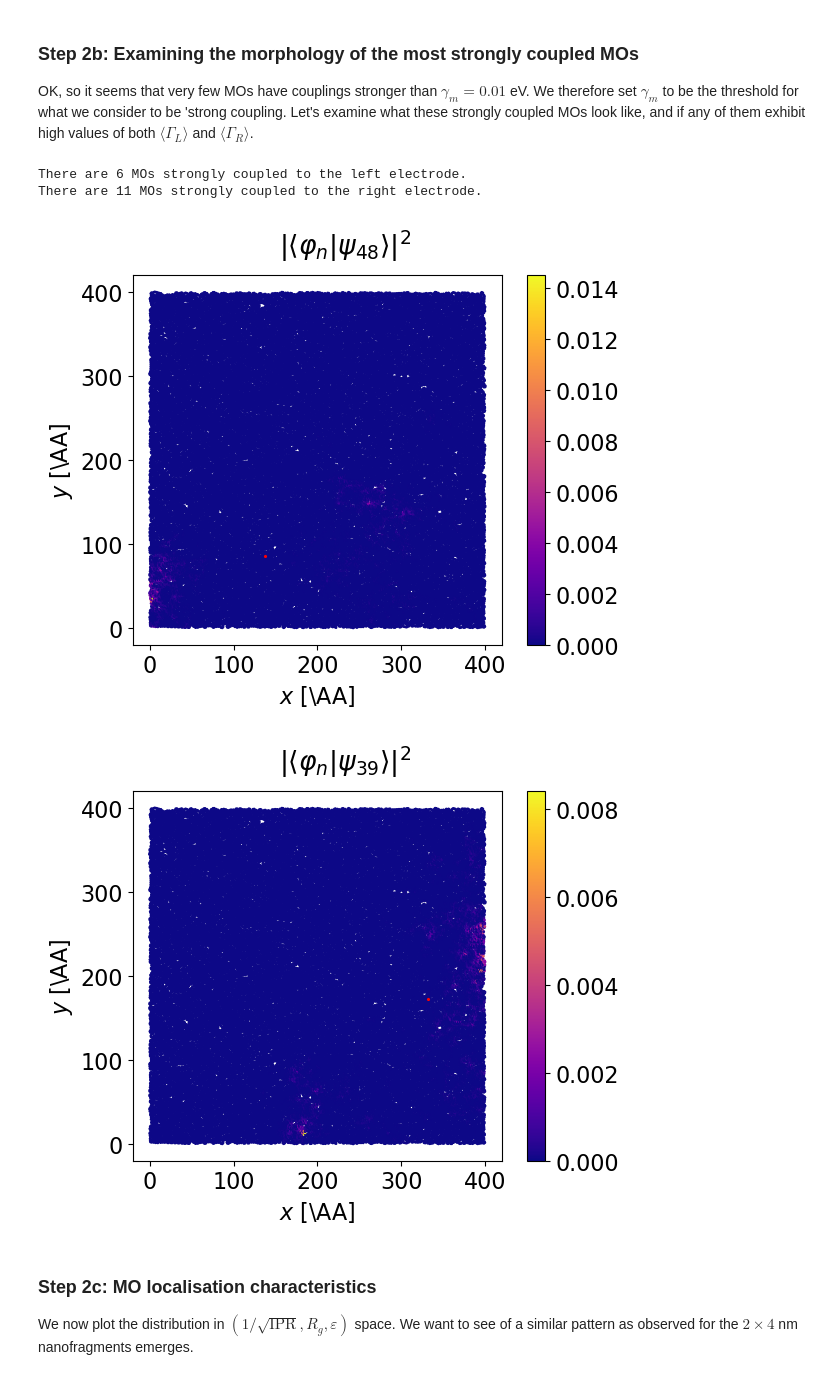
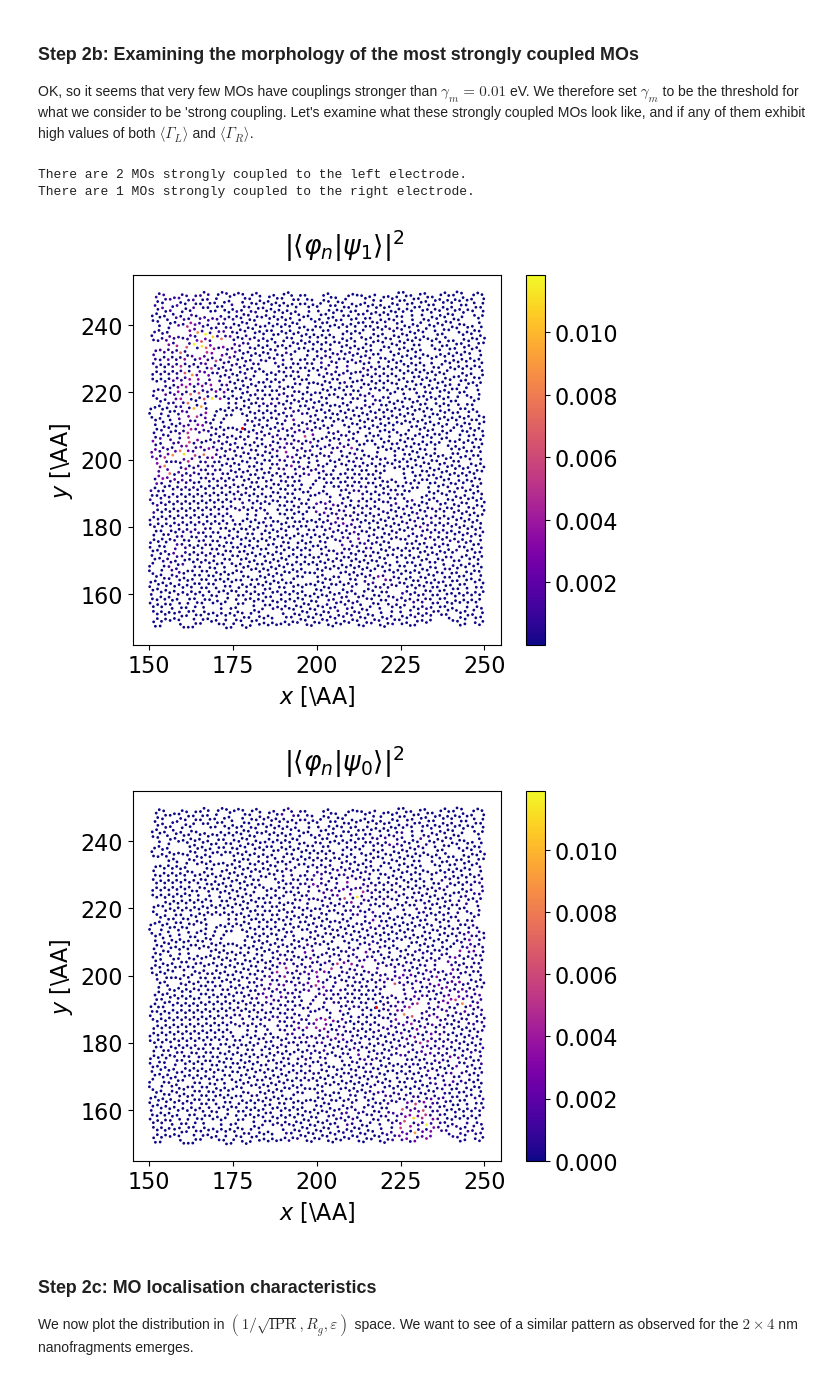
Before and after one commit to ngastellu/percolate_mac, a Jupyter notebook: proof_of_concept.ipynb, the cells around one changed output. Drawn from its saved outputs; the diff is of its cells as text; code cells hidden in the pictures.

```diff
--- a/proof_of_concept.ipynb
+++ b/proof_of_concept.ipynb
@@ -12,7 +12,7 @@ from os import path
 from qcnico.coords_io import read_xsf
 import numpy as np
 
-datadir = path.expanduser('~/Desktop/simulation_outputs/percolation/40x40')
+datadir = path.expanduser('~/Desktop/simulation_outputs/percolation/10x10')
 energy_dir = 'eARPACK'
 mo_dir = 'MOs_ARPACK'
 pos_dir = 'structures'
@@ -124,28 +124,28 @@ OK, so it seems that very few MOs have couplings stronger than $\gamma_m = 0.01$
 # %%
 from qcnico.qcplots import plot_MO
 
-tolscal = 1.5
+tolscal = 1.0
 
 gamL_tol = np.mean(gamL) + tolscal*np.std(gamL)
 gamR_tol = np.mean(gamR) + tolscal*np.std(gamR)
 
 biggaL_inds = (gamL > gamL_tol).nonzero()[0]
 biggaR_inds = (gamR > gamR_tol).nonzero()[0]
 
 print(f'There are {biggaL_inds.shape[0]} MOs strongly coupled to the left electrode. ')
 print(f'There are {biggaR_inds.shape[0]} MOs strongly coupled to the right electrode. ')
 
 jL = gamL.argmax() #index of MO max coupled to the left lead
 jR = gamR.argmax() #index of MO max coupled to the right lead
 
 plot_MO(pos, M, jL, show_COM=True,usetex=False, dotsize=1)
 
 plot_MO(pos,M,jR,show_COM=True,usetex=False, dotsize=1)
 # %% [output]
-There are 6 MOs strongly coupled to the left electrode.
-There are 11 MOs strongly coupled to the right electrode.
+There are 2 MOs strongly coupled to the left electrode.
+There are 1 MOs strongly coupled to the right electrode.
-[figure, old version]
+[figure, new version]
-[figure, old version]
+[figure, new version]
 # %% [markdown]
 ### Step 2c: MO localisation characteristics
 
```
Also changed, not shown: parts of 7 cells of this notebook, 4 other files.
